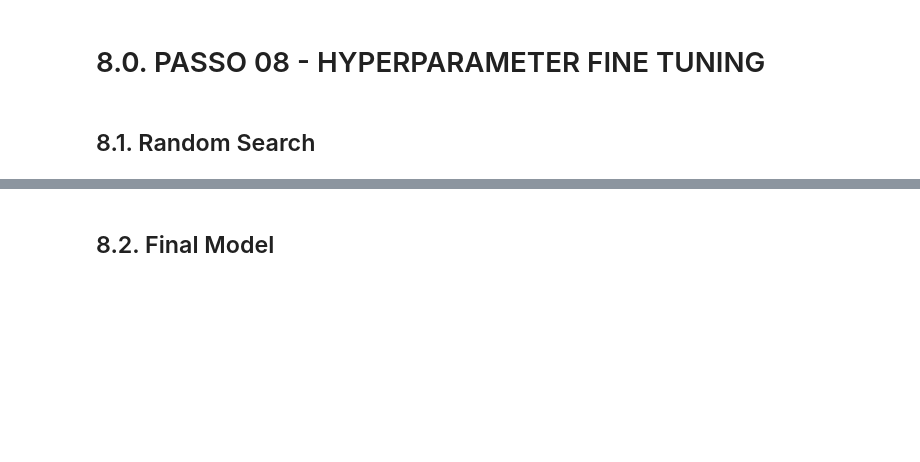
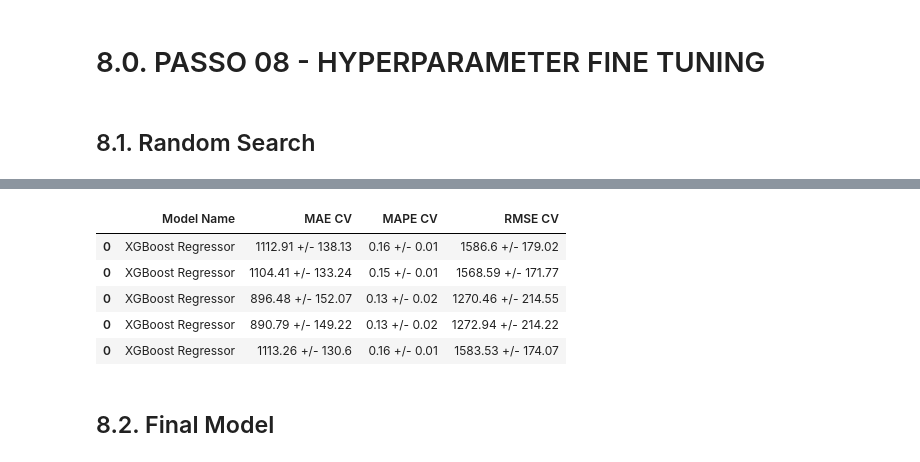
Before and after one commit to hrsJesus/DataScienceEmProducao, a Jupyter notebook: m06_v01_store_sales_prediction.ipynb, the cells around one changed output, grey strips where cells are left out. Cells and saved outputs as stored; diff of their text form; code cells hidden in the pictures; blank space fills up the shorter version.

```diff
--- a/m06_v01_store_sales_prediction.ipynb
+++ b/m06_v01_store_sales_prediction.ipynb
@@ -1110,7 +1114,7 @@ param = {
     'min_child_weight': [3, 8, 15]
         }
 
-MAX_EVAL = 2
+MAX_EVAL = 5
 # %%
 final_result = pd.DataFrame()
 
@@ -1129,7 +1133,7 @@ for i in range( MAX_EVAL ):
                                   min_child_weight=hp['min_child_weight'] )
 
     # performance
-    result = cross_validation( x_training, 2, 'XGBoost Regressor', model_xgb, verbose=False )
+    result = cross_validation( x_training, 5, 'XGBoost Regressor', model_xgb, verbose=True )
     final_result = pd.concat( [final_result, result] )
 
 final_result
@@ -1142,3 +1159,12 @@ final_result
+# %%
+final_result
+# %% [output]
+|  | Model Name | MAE CV | MAPE CV | RMSE CV |
+| 0 | XGBoost Regressor | 1112.91 +/- 138.13 | 0.16 +/- 0.01 | 1586.6 +/- 179.02 |
+| 0 | XGBoost Regressor | 1104.41 +/- 133.24 | 0.15 +/- 0.01 | 1568.59 +/- 171.77 |
+| 0 | XGBoost Regressor | 896.48 +/- 152.07 | 0.13 +/- 0.02 | 1270.46 +/- 214.55 |
+| 0 | XGBoost Regressor | 890.79 +/- 149.22 | 0.13 +/- 0.02 | 1272.94 +/- 214.22 |
+| 0 | XGBoost Regressor | 1113.26 +/- 130.6 | 0.16 +/- 0.01 | 1583.53 +/- 174.07 |
 # %% [markdown]
 ## 8.2. Final Model
 # %%
```
Also changed, not shown: parts of 15 cells of this notebook.
